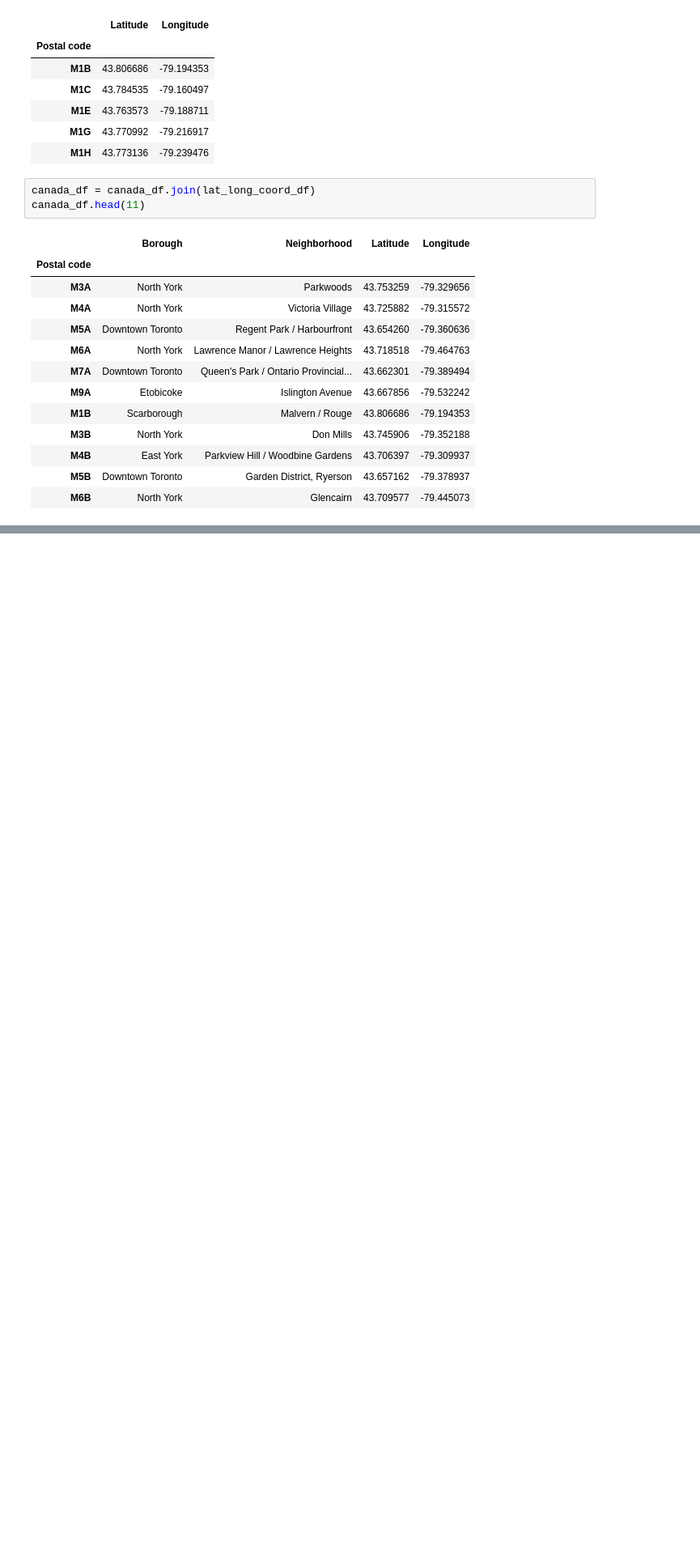
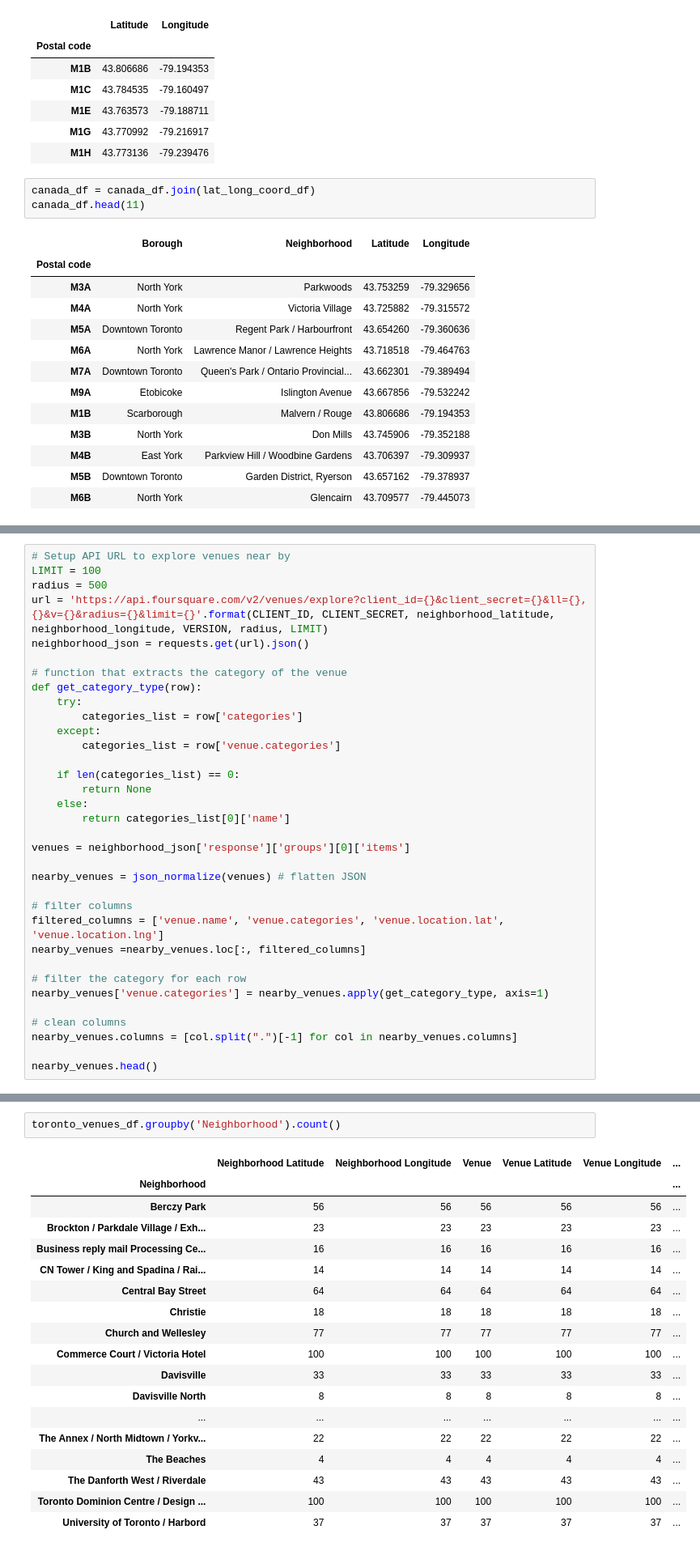
Before and after one commit to abb41/Coursera_Capstone, a Jupyter notebook: Coursera_CapstoneWeek3_WebScrapingAndClustering.ipynb, the cells around one changed output, grey strips where cells are left out. Shown at 81% size. Saved outputs shown, nothing was run; the diff lists cells and outputs as text; blank space fills up the shorter version.

```diff
--- a/Coursera_CapstoneWeek3_WebScrapingAndClustering.ipynb
+++ b/Coursera_CapstoneWeek3_WebScrapingAndClustering.ipynb
@@ -131,0 +221,34 @@ canada_df.head(11)
+# %%
+# Setup API URL to explore venues near by
+LIMIT = 100
+radius = 500
+url = 'https://api.foursquare.com/v2/venues/explore?client_id={}&client_secret={}&ll={},{}&v={}&radius={}&limit={}'.format(CLIENT_ID, CLIENT_SECRET, neighborhood_latitude, neighborhood_longitude, VERSION, radius, LIMIT)
+neighborhood_json = requests.get(url).json()
+
+# function that extracts the category of the venue
+def get_category_type(row):
+    try:
+        categories_list = row['categories']
+    except:
+        categories_list = row['venue.categories']
+
+    if len(categories_list) == 0:
+        return None
+    else:
+        return categories_list[0]['name']
+
+venues = neighborhood_json['response']['groups'][0]['items']
+
+nearby_venues = json_normalize(venues) # flatten JSON
+
+# filter columns
+filtered_columns = ['venue.name', 'venue.categories', 'venue.location.lat', 'venue.location.lng']
+nearby_venues =nearby_venues.loc[:, filtered_columns]
+
+# filter the category for each row
+nearby_venues['venue.categories'] = nearby_venues.apply(get_category_type, axis=1)
+
+# clean columns
+nearby_venues.columns = [col.split(".")[-1] for col in nearby_venues.columns]
+
+nearby_venues.head()
@@ -131,0 +340,21 @@ canada_df.head(11)
+# %%
+toronto_venues_df.groupby('Neighborhood').count()
+# %% [output]
+|  | Neighborhood Latitude | Neighborhood Longitude | Venue | Venue Latitude | Venue Longitude | ... |
+| Neighborhood |  |  |  |  |  | ... |
+| Berczy Park | 56 | 56 | 56 | 56 | 56 | ... |
+| Brockton / Parkdale Village / Exh... | 23 | 23 | 23 | 23 | 23 | ... |
+| Business reply mail Processing Ce... | 16 | 16 | 16 | 16 | 16 | ... |
+| CN Tower / King and Spadina / Rai... | 14 | 14 | 14 | 14 | 14 | ... |
+| Central Bay Street | 64 | 64 | 64 | 64 | 64 | ... |
+| Christie | 18 | 18 | 18 | 18 | 18 | ... |
+| Church and Wellesley | 77 | 77 | 77 | 77 | 77 | ... |
+| Commerce Court / Victoria Hotel | 100 | 100 | 100 | 100 | 100 | ... |
+| Davisville | 33 | 33 | 33 | 33 | 33 | ... |
+| Davisville North | 8 | 8 | 8 | 8 | 8 | ... |
+| ... | ... | ... | ... | ... | ... | ... |
+| The Annex / North Midtown / Yorkv... | 22 | 22 | 22 | 22 | 22 | ... |
+| The Beaches | 4 | 4 | 4 | 4 | 4 | ... |
+| The Danforth West / Riverdale | 43 | 43 | 43 | 43 | 43 | ... |
+| Toronto Dominion Centre / Design ... | 100 | 100 | 100 | 100 | 100 | ... |
+| University of Toronto / Harbord | 37 | 37 | 37 | 37 | 37 | ... |
```
Also changed, not shown: parts of 17 cells of this notebook.
